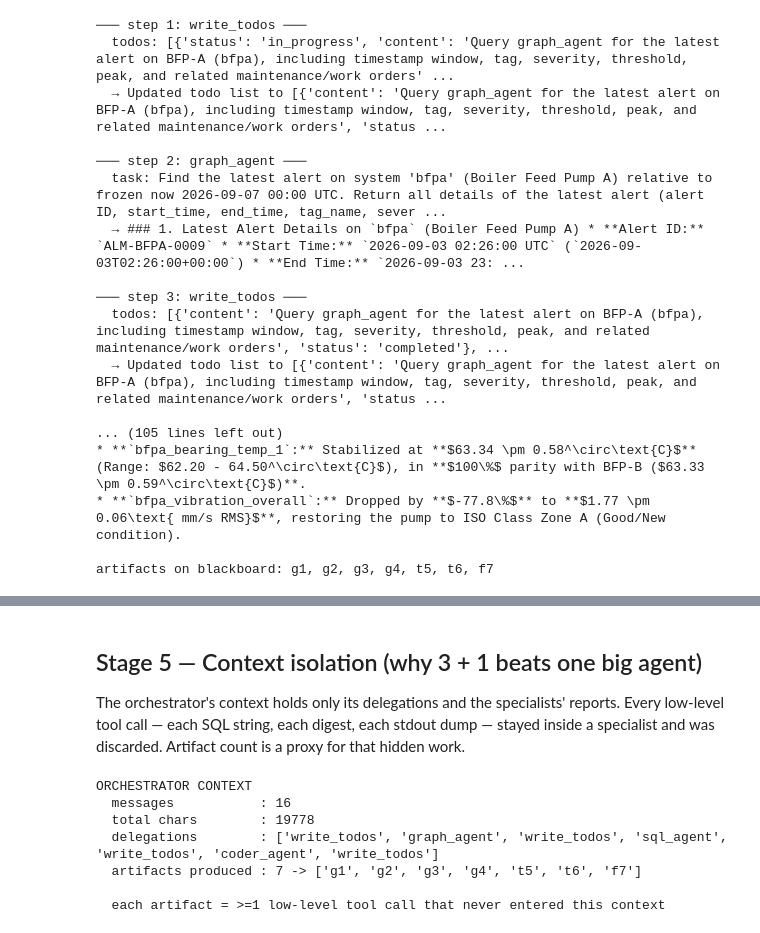
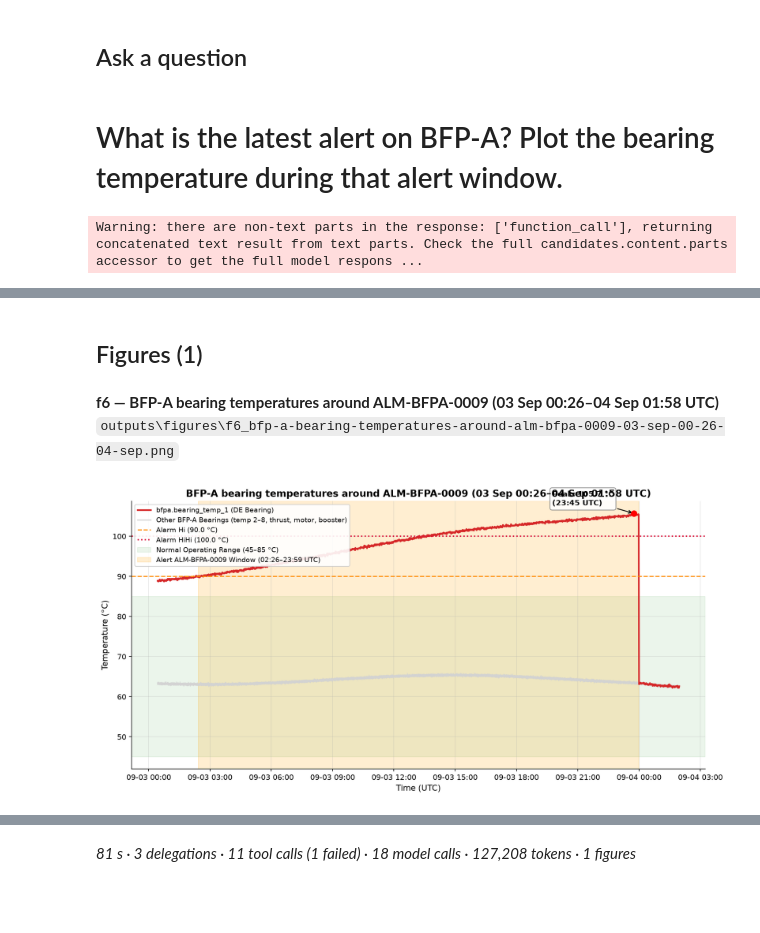
Before and after one commit to sriharsha8991/multi-agent-system, a Jupyter notebook: notebooks/demonstration.ipynb, the cells around one changed output, grey strips where cells are left out. Saved outputs shown, nothing was run; the diff lists cells and outputs as text; code cells hidden in the pictures; blank space fills up the shorter version.

```diff
--- a/notebooks/demonstration.ipynb
+++ b/notebooks/demonstration.ipynb
@@ -180,23 +53,9 @@ contexts.
+# %% [markdown]
+## Ask a question
 # %%
-from mas.orchestrator import run, format_trace
-result = run("What is the latest alert on BFP-A? Plot the bearing temperature "
-             "across that alert window and explain what happened.")
-print(format_trace(result))
+QUESTION = "What is the latest alert on BFP-A? Plot the bearing temperature during that alert window."
+
+result = ask(QUESTION)
 # %% [output]
+# What is the latest alert on BFP-A? Plot the bearing temperature during that alert window.
-─── step 1: write_todos ───
-  todos: [{'status': 'in_progress', 'content': 'Query graph_agent for the latest alert on BFP-A (bfpa), including timestamp window, tag, severity, threshold, peak, and related maintenance/work orders' ...
-  → Updated todo list to [{'content': 'Query graph_agent for the latest alert on BFP-A (bfpa), including timestamp window, tag, severity, threshold, peak, and related maintenance/work orders', 'status ...
-
-─── step 2: graph_agent ───
-  task: Find the latest alert on system 'bfpa' (Boiler Feed Pump A) relative to frozen now 2026-09-07 00:00 UTC. Return all details of the latest alert (alert ID, start_time, end_time, tag_name, sever ...
-  → ### 1. Latest Alert Details on `bfpa` (Boiler Feed Pump A) * **Alert ID:** `ALM-BFPA-0009` * **Start Time:** `2026-09-03 02:26:00 UTC` (`2026-09-03T02:26:00+00:00`) * **End Time:** `2026-09-03 23: ...
-
-─── step 3: write_todos ───
-  todos: [{'content': 'Query graph_agent for the latest alert on BFP-A (bfpa), including timestamp window, tag, severity, threshold, peak, and related maintenance/work orders', 'status': 'completed'}, ...
-  → Updated todo list to [{'content': 'Query graph_agent for the latest alert on BFP-A (bfpa), including timestamp window, tag, severity, threshold, peak, and related maintenance/work orders', 'status ...
-
-... (105 lines left out)
-* **`bfpa_bearing_temp_1`:** Stabilized at **$63.34 \pm 0.58^\circ\text{C}$** (Range: $62.20 - 64.50^\circ\text{C}$), in **$100\%$ parity with BFP-B ($63.33 \pm 0.59^\circ\text{C}$)**.
-* **`bfpa_vibration_overall`:** Dropped by **$-77.8\%$** to **$1.77 \pm 0.06\text{ mm/s RMS}$**, restoring the pump to ISO Class Zone A (Good/New condition).
-
-artifacts on blackboard: g1, g2, g3, g4, t5, t6, f7
+Warning: there are non-text parts in the response: ['function_call'], returning concatenated text result from text parts. Check the full candidates.content.parts accessor to get the full model respons ...
@@ -202,0 +84,4 @@ artifacts on blackboard: g1, g2, g3, g4, t5, t6, f7
+## Figures (1)
+**f6 — BFP-A bearing temperatures around ALM-BFPA-0009 (03 Sep 00:26–04 Sep 01:58 UTC)**
+`outputs\figures\f6_bfp-a-bearing-temperatures-around-alm-bfpa-0009-03-sep-00-26-04-sep.png`
+[figure, added]
@@ -203,29 +180 @@ artifacts on blackboard: g1, g2, g3, g4, t5, t6, f7
+_81 s · 3 delegations · 11 tool calls (1 failed) · 18 model calls · 127,208 tokens · 1 figures_
-# %% [markdown]
-## Stage 5 — Context isolation (why 3 + 1 beats one big agent)
-
-The orchestrator's context holds only its delegations and the specialists' reports. Every
-low-level tool call — each SQL string, each digest, each stdout dump — stayed inside a
-specialist and was discarded. Artifact count is a proxy for that hidden work.
-# %%
-from langchain_core.messages import AIMessage
-from mas.orchestrator.trace import content_text
-
-msgs = result["messages"]
-chars = sum(len(content_text(m.content)) for m in msgs)
-calls = [c["name"] for m in msgs if isinstance(m, AIMessage) for c in (m.tool_calls or [])]
-bb = result.get("blackboard") or {}
-
-print("ORCHESTRATOR CONTEXT")
-print("  messages           :", len(msgs))
-print("  total chars        :", chars)
-print("  delegations        :", calls)
-print("  artifacts produced :", len(bb), "->", list(bb))
-print("\n  each artifact = >=1 low-level tool call that never entered this context")
-# %% [output]
-ORCHESTRATOR CONTEXT
-  messages           : 16
-  total chars        : 19778
-  delegations        : ['write_todos', 'graph_agent', 'write_todos', 'sql_agent', 'write_todos', 'coder_agent', 'write_todos']
-  artifacts produced : 7 -> ['g1', 'g2', 'g3', 'g4', 't5', 't6', 'f7']
-
-  each artifact = >=1 low-level tool call that never entered this context
```
Also changed, not shown: parts of 30 cells of this notebook, 17 other files.
